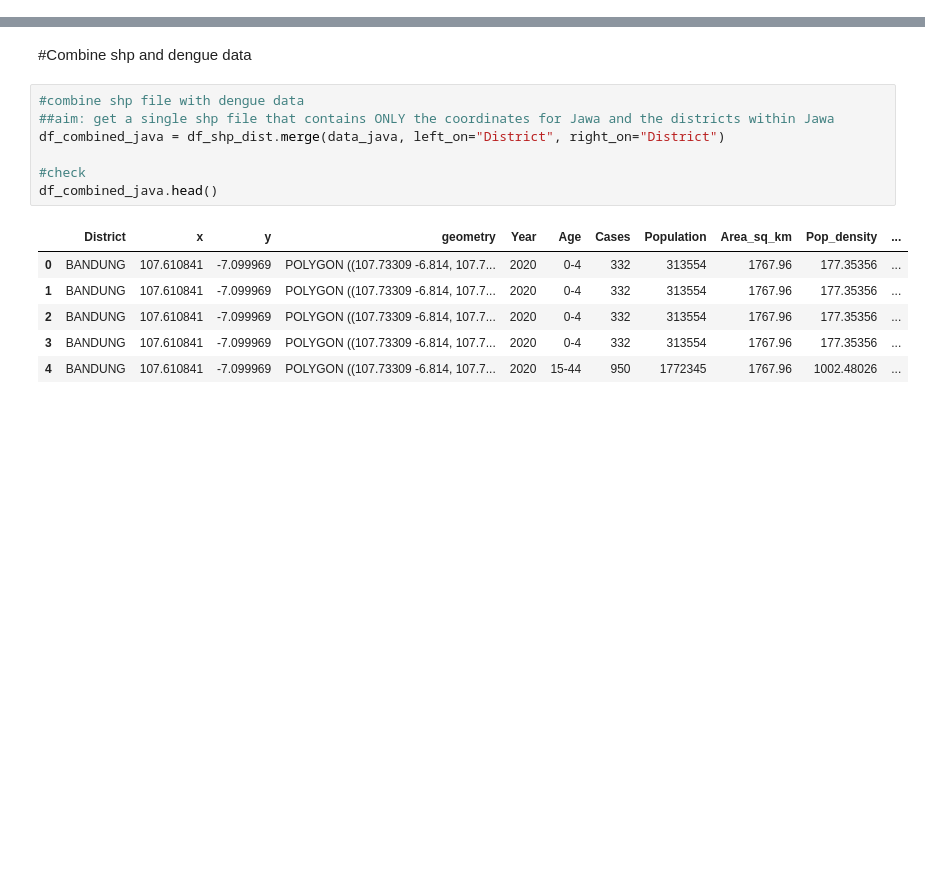
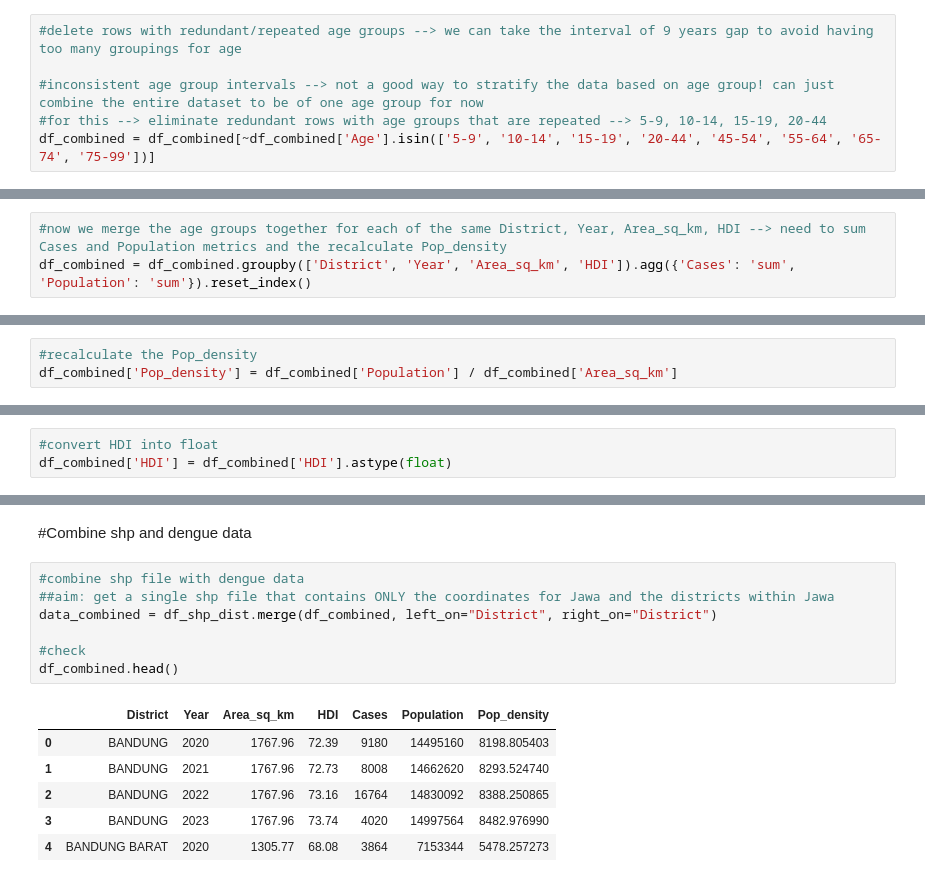
Before and after one commit to jeswid/DSE_FYP, a Jupyter notebook: src/Data_Processing.ipynb, the cells around one changed output, grey strips where cells are left out. Drawn from its saved outputs; the diff is of its cells as text; blank space fills up the shorter version.

```diff
--- a/src/Data_Processing.ipynb
+++ b/src/Data_Processing.ipynb
@@ -442,0 +422,6 @@ plt.show()
+# %%
+#delete rows with redundant/repeated age groups --> we can take the interval of 9 years gap to avoid having too many groupings for age
+
+#inconsistent age group intervals --> not a good way to stratify the data based on age group! can just combine the entire dataset to be of one age group for now
+#for this --> eliminate redundant rows with age groups that are repeated --> 5-9, 10-14, 15-19, 20-44
+df_combined = df_combined[~df_combined['Age'].isin(['5-9', '10-14', '15-19', '20-44', '45-54', '55-64', '65-74', '75-99'])]
@@ -442,0 +433,3 @@ plt.show()
+# %%
+#now we merge the age groups together for each of the same District, Year, Area_sq_km, HDI --> need to sum Cases and Population metrics and the recalculate Pop_density
+df_combined = df_combined.groupby(['District', 'Year', 'Area_sq_km', 'HDI']).agg({'Cases': 'sum', 'Population': 'sum'}).reset_index()
@@ -442,0 +445,3 @@ plt.show()
+# %%
+#recalculate the Pop_density
+df_combined['Pop_density'] = df_combined['Population'] / df_combined['Area_sq_km']
@@ -442,0 +462,3 @@ plt.show()
+# %%
+#convert HDI into float
+df_combined['HDI'] = df_combined['HDI'].astype(float)
@@ -445,14 +480,14 @@ plt.show()
 # %%
 #combine shp file with dengue data
 ##aim: get a single shp file that contains ONLY the coordinates for Jawa and the districts within Jawa
-df_combined_java = df_shp_dist.merge(data_java, left_on="District", right_on="District")
+data_combined = df_shp_dist.merge(df_combined, left_on="District", right_on="District")
 
 #check
-df_combined_java.head()
+df_combined.head()
 # %% [output]
-|  | District | x | y | geometry | Year | Age | Cases | Population | Area_sq_km | Pop_density | ... |
-| 0 | BANDUNG | 107.610841 | -7.099969 | POLYGON ((107.73309 -6.814, 107.7... | 2020 | 0-4 | 332 | 313554 | 1767.96 | 177.35356 | ... |
-| 1 | BANDUNG | 107.610841 | -7.099969 | POLYGON ((107.73309 -6.814, 107.7... | 2020 | 0-4 | 332 | 313554 | 1767.96 | 177.35356 | ... |
-| 2 | BANDUNG | 107.610841 | -7.099969 | POLYGON ((107.73309 -6.814, 107.7... | 2020 | 0-4 | 332 | 313554 | 1767.96 | 177.35356 | ... |
-| 3 | BANDUNG | 107.610841 | -7.099969 | POLYGON ((107.73309 -6.814, 107.7... | 2020 | 0-4 | 332 | 313554 | 1767.96 | 177.35356 | ... |
-| 4 | BANDUNG | 107.610841 | -7.099969 | POLYGON ((107.73309 -6.814, 107.7... | 2020 | 15-44 | 950 | 1772345 | 1767.96 | 1002.48026 | ... |
+|  | District | Year | Area_sq_km | HDI | Cases | Population | Pop_density |
+| 0 | BANDUNG | 2020 | 1767.96 | 72.39 | 9180 | 14495160 | 8198.805403 |
+| 1 | BANDUNG | 2021 | 1767.96 | 72.73 | 8008 | 14662620 | 8293.524740 |
+| 2 | BANDUNG | 2022 | 1767.96 | 73.16 | 16764 | 14830092 | 8388.250865 |
+| 3 | BANDUNG | 2023 | 1767.96 | 73.74 | 4020 | 14997564 | 8482.976990 |
+| 4 | BANDUNG BARAT | 2020 | 1305.77 | 68.08 | 3864 | 7153344 | 5478.257273 |
```
Also changed, not shown: parts of 37 cells of this notebook, 31 other files.
